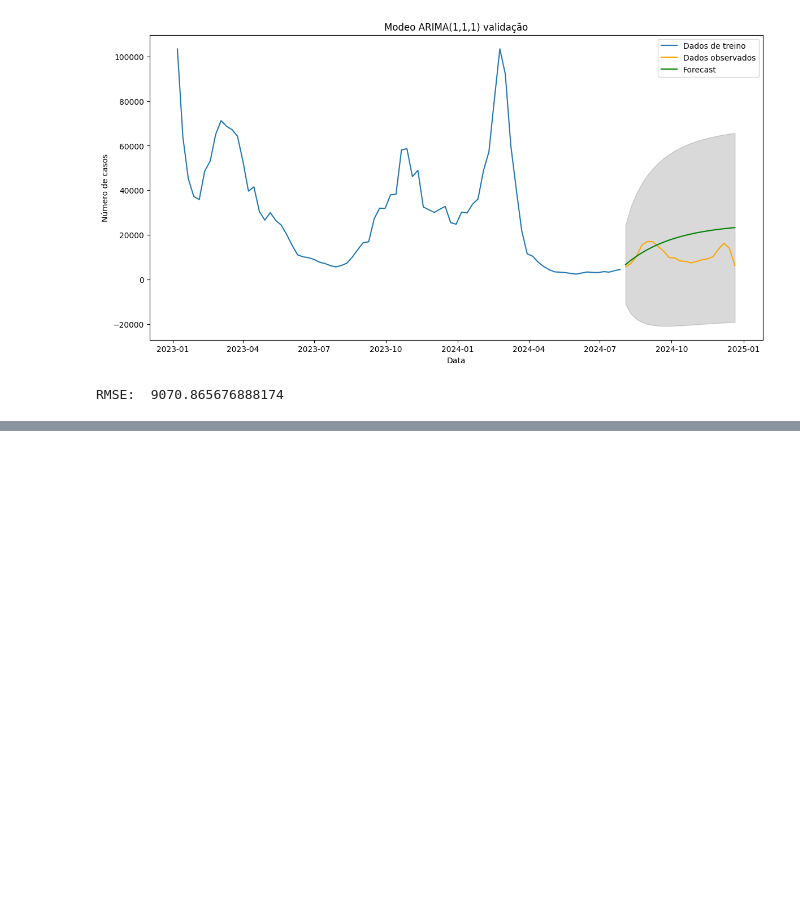
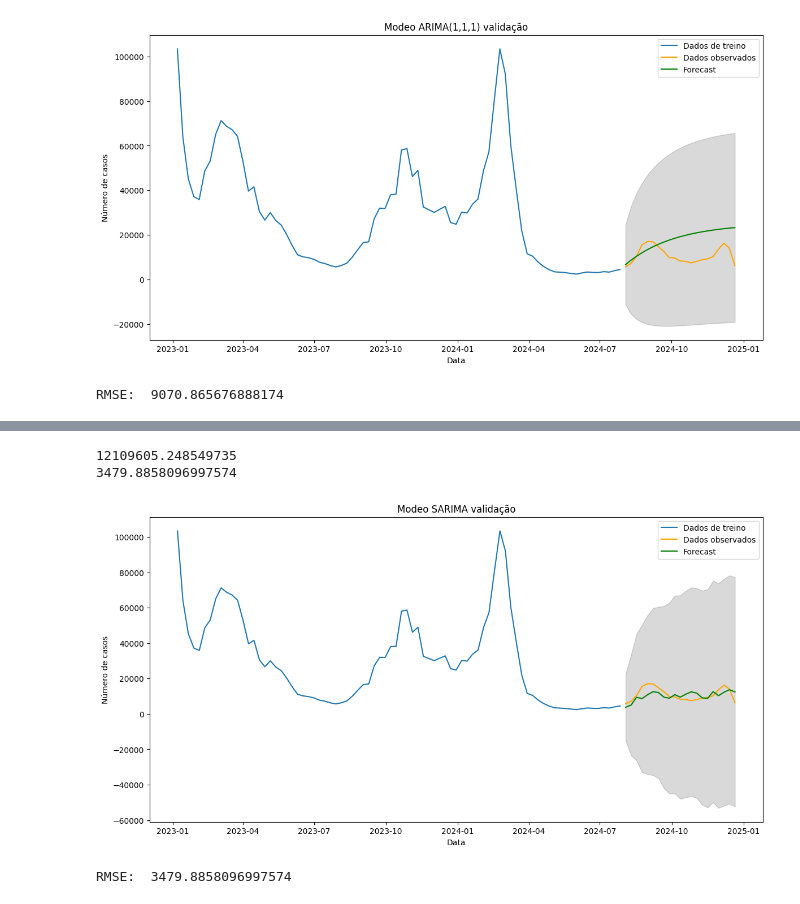
Before and after one commit to pedrodesa/forecasting_covid19, a Jupyter notebook: notebooks/forecast_covid19.ipynb, the cells around one changed output, grey strips where cells are left out. Saved outputs shown, nothing was run; the diff lists cells and outputs as text; code cells hidden in the pictures; blank space fills up the shorter version.

```diff
--- a/notebooks/forecast_covid19.ipynb
+++ b/notebooks/forecast_covid19.ipynb
@@ -520,0 +664,7 @@ RMSE:  9070.865676888174
+# %%
+# Criar e ajustar o modelo ARIMA
+treino_model_sarima = SARIMAX(treino['count'], order=(4, 1, 4), seasonal_order=(2,1,2,7))  # Configurar o modelo ARIMA com ordem (p,d,q)
+treino_model_sarima_fit = treino_model_sarima.fit()
+
+# Exibir o resumo do modelo
+print(treino_model_sarima_fit.summary())
@@ -520,0 +689,34 @@ RMSE:  9070.865676888174
+# %%
+# Forecast
+teste_forecast_sarima = treino_model_sarima_fit.get_forecast(steps=len(teste))
+teste_forecast_series_sarima = pd.Series(teste_forecast_sarima.predicted_mean, index=teste.index)
+# %%
+# Calculando o erro quadrado médio
+mse = mean_squared_error(teste['count'], teste_forecast_series_sarima)
+rmse = mse ** 0.5
+
+print(mse)
+print(rmse)
+# %% [output]
+12109605.248549735
+3479.8858096997574
+# %%
+# Visualização dos dados
+plt.figure(figsize=(14, 7))
+plt.plot(treino['count'], label = 'Dados de treino')
+plt.plot(teste['count'], label= 'Dados observados', color = 'orange')
+plt.plot(teste_forecast_series_sarima, label='Forecast', color='green')
+plt.fill_between(teste.index,
+                 teste_forecast_sarima.conf_int().iloc[:, 0],
+                 teste_forecast_sarima.conf_int().iloc[:, 1],
+                 color='k', alpha=0.15)
+plt.title('Modeo SARIMA validação')
+plt.xlabel('Data')
+plt.ylabel('Número de casos')
+plt.legend()
+plt.show()
+
+print('RMSE: ', rmse)
+# %% [output]
+[figure, added]
+RMSE:  3479.8858096997574
```
Also changed, not shown: parts of 16 cells of this notebook.
